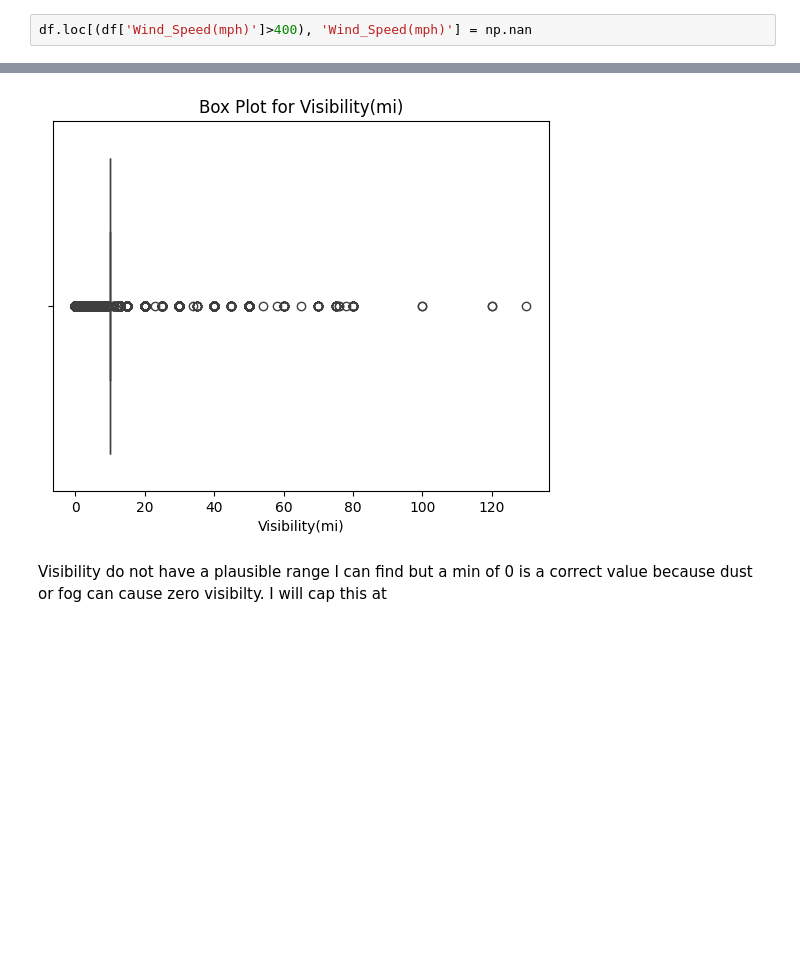
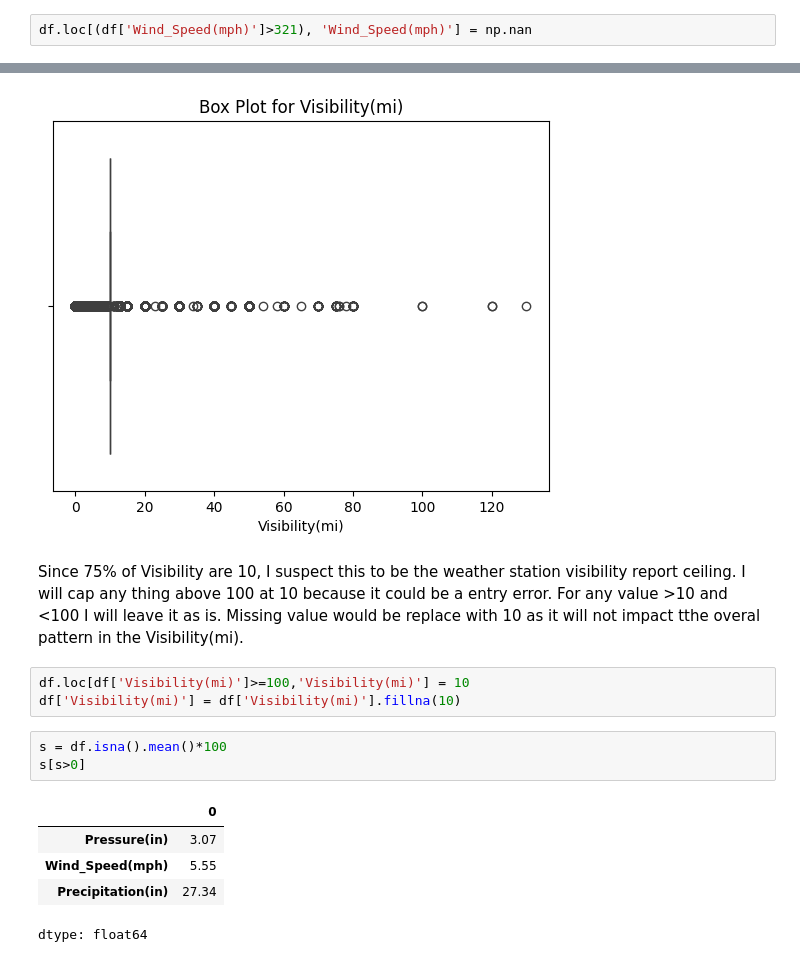
Before and after one commit to sgterrado/Need4Data-Blue-Bumper-Cars, a Jupyter notebook: Need4Data_DataClean.ipynb, the cells around one changed output, grey strips where cells are left out. Cells and saved outputs as stored; diff of their text form; blank space fills up the shorter version.

Commit message:
cleaned visibility

```diff
--- a/Need4Data_DataClean.ipynb
+++ b/Need4Data_DataClean.ipynb
@@ -534,7 +534,7 @@ df[df['Wind_Speed(mph)']>321] #highest wind ever detected is 321mph
 | 371110 | 3 | 2016-06-13 20:06:45 | 2016-06-13 20:51:45 | 0.00 | Pacoima | Los Angeles | CA | 91331 | 71.60 | ... |
 1 rows × 25 columns
 # %%
-df.loc[(df['Wind_Speed(mph)']>400), 'Wind_Speed(mph)'] = np.nan
+df.loc[(df['Wind_Speed(mph)']>321), 'Wind_Speed(mph)'] = np.nan
 # %%
 df['Visibility(mi)'].describe()
 # %% [output]
@@ -554,5 +554,17 @@ plt.title("Box Plot for Visibility(mi)")
 plt.show()
 # %% [output]
 [figure]
-# %% [markdown]
-Visibility do not have a plausible range I can find but a min of 0 is a correct value because dust or fog can cause zero visibilty. I will cap this at
+# %% [markdown]
+Since 75% of Visibility are 10, I suspect this to be the weather station visibility report ceiling. I will cap any thing above 100 at 10 because it could be a entry error. For any value >10 and <100 I will leave it as is. Missing value would be replace with 10 as it will not impact tthe overal pattern in the Visibility(mi).
+# %%
+df.loc[df['Visibility(mi)']>=100,'Visibility(mi)'] = 10
+df['Visibility(mi)'] = df['Visibility(mi)'].fillna(10)
+# %%
+s = df.isna().mean()*100
+s[s>0]
+# %% [output]
+|  | 0 |
+| Pressure(in) | 3.07 |
+| Wind_Speed(mph) | 5.55 |
+| Precipitation(in) | 27.34 |
+dtype: float64
```
